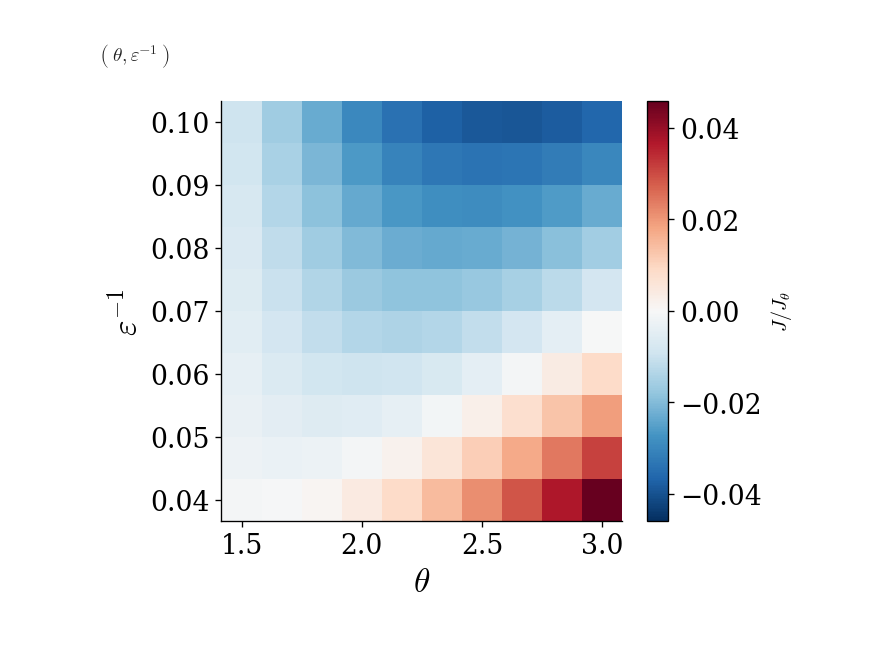
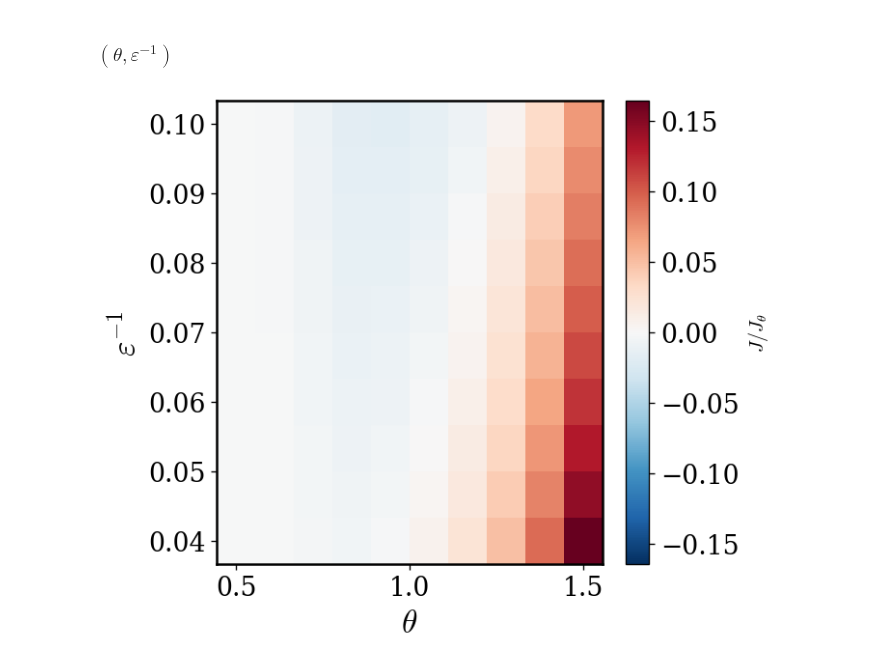
Before and after one commit to sanhq17/moire_heterobilayers, a Jupyter notebook: notebooks/hblyr_honeycomb_hubbard.ipynb, the cells around one changed output. Saved outputs shown, nothing was run; the diff lists cells and outputs as text; code cells hidden in the pictures; blank space fills up the shorter version.

Commit message:
included two band spin couplings

```diff
--- a/notebooks/hblyr_honeycomb_hubbard.ipynb
+++ b/notebooks/hblyr_honeycomb_hubbard.ipynb
@@ -349,0 +359,16 @@ for spine in ax.spines.values():
+# %%
+fig, ax = plt.subplots(figsize=(6, 5))
+
+cols = ["#2D4AB2", "#2DB340", "#B32D4D"]
+
+ax.plot(thetas, np.array(tAB) / np.array(Delta), marker="o", label=r"$t_{AB }/\Delta$", color=cols[0])
+
+ax.set_xlabel(r"$\theta$ [deg]", fontsize=20)
+ax.set_ylabel(r"$t_{AB }/\Delta$", fontsize=20)
+ax.legend(fontsize=16)
+# Add box around the plot
+ax = plt.gca()
+for spine in ax.spines.values():
+    spine.set_visible(True)
+    spine.set_linewidth(1.5)
+    spine.set_color("black")
@@ -351,15 +378,15 @@ for spine in ax.spines.values():
 ### Phase diagrams
 ### $(\theta,V)$
 # %%
-sys = HeteroBilayer(epsilon=15)
+sys = HeteroBilayer(V=8, psi_deg=26)
 
 THETA_MIN = 0.5
 THETA_MAX = 1.5
-THETA_POINTS = 3
+THETA_POINTS = 10
 
 V_MIN = 4.0
-V_MAX = 12.0
-V_POINTS = 3
+V_MAX = 10.0
+V_POINTS = 10
 
 thetas = np.linspace(THETA_MIN, THETA_MAX, THETA_POINTS)
 V_vals = np.linspace(V_MIN, V_MAX, V_POINTS)
@@ -402,10 +429,10 @@ plt.show()
 # %% [markdown]
 ### $(\theta,\varepsilon^{-1})$
 # %%
-sys = HeteroBilayer()
+sys = HeteroBilayer(psi_deg=40)
 
-THETA_MIN = 1.5
-THETA_MAX = 3.0
+THETA_MIN = 0.5
+THETA_MAX = 1.5
 THETA_POINTS = 10
 
 EPS_MIN = 0.04
@@ -423,25 +450,32 @@ for i, ie in tqdm(enumerate(inv_epsilon), total=len(inv_epsilon)):
     sys.epsilon = 1 / ie
     for j, theta in enumerate(thetas):
         sys.theta_deg = theta
-        J_vals[i, j] = sys.spin_coupling_1band()
+        J_vals[i, j] = sys.spin_coupling_2band()
 # %%
 J_max = np.max(np.abs(J_vals))
 
-plt.figure(figsize=(6, 4.5))
+plt.figure(figsize=(6, 5))
 
 pcm = plt.pcolormesh(
     Thetamesh, Eps_mesh, J_vals,
     shading="auto",
     cmap="RdBu_r",
     vmin=-J_max,
     vmax=J_max,
 )
 
 plt.colorbar(pcm, label=r"$J / J_\theta$")
 plt.xlabel(r"$\theta$", fontsize=20)
 plt.ylabel(r"$\varepsilon^{-1}$", fontsize=20)
 
+# Add box around the plot
+ax = plt.gca()
+for spine in ax.spines.values():
+    spine.set_visible(True)
+    spine.set_linewidth(1.5)
+    spine.set_color("black")
+
 plt.tight_layout()
 plt.show()
 # %% [output]
-[figure, old version]
+[figure, new version]
```
Also changed, not shown: parts of 16 cells of this notebook, 11 other files.
